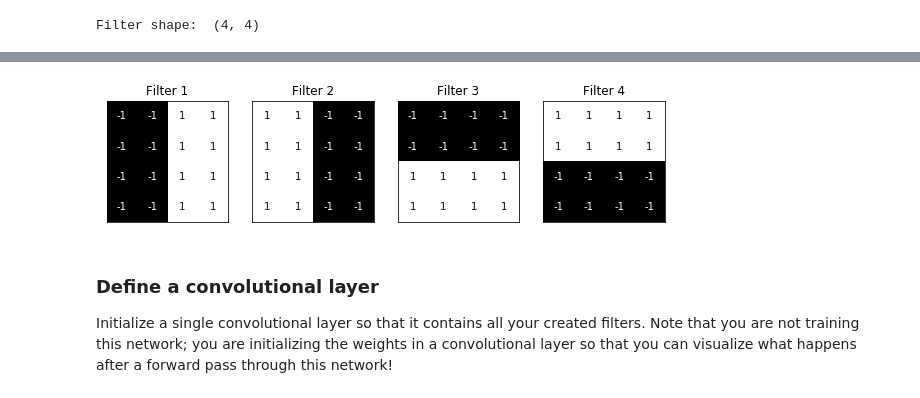
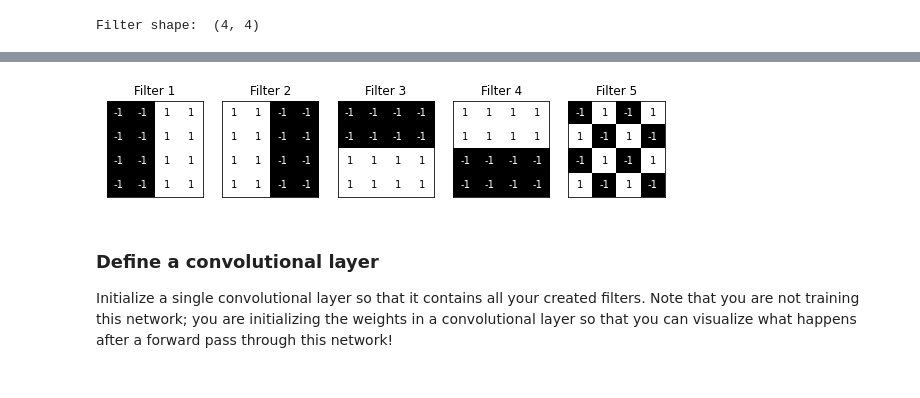
Before and after one commit to bc-jmoork/computer_vision, a Jupyter notebook: src/conv_layer_visualization.ipynb, the cells around one changed output, grey strips where cells are left out. Drawn from its saved outputs; the diff is of its cells as text; code cells hidden in the pictures.

```diff
--- a/src/conv_layer_visualization.ipynb
+++ b/src/conv_layer_visualization.ipynb
@@ -46,10 +46,12 @@ filter_1 = filter_vals
 filter_2 = -filter_1
 filter_3 = filter_1.T
 filter_4 = -filter_3
-filters = np.array([filter_1, filter_2, filter_3, filter_4])
+filter_5 = np.array([[-1, 1, -1, 1], [1, -1, 1, -1], [-1, 1, -1, 1], [1, -1, 1, -1]])
+filters = np.array([filter_1, filter_2, filter_3, filter_4, filter_5])
 
 # For an example, print out the values of filter 1
 print('Filter 1: \n', filter_1)
+print(filters)
 # %% [output]
 Filter 1:
  [[-1 -1  1  1]
@@ -59,21 +73,21 @@ Filter 1:
 # %%
 ### do not modify the code below this line ###
 
 # visualize all four filters
 fig = plt.figure(figsize=(10, 5))
-for i in range(4):
-    ax = fig.add_subplot(1, 4, i+1, xticks=[], yticks=[])
+for i in range(5):
+    ax = fig.add_subplot(1, 5, i+1, xticks=[], yticks=[])
     ax.imshow(filters[i], cmap='gray')
     ax.set_title('Filter %s' % str(i+1))
     width, height = filters[i].shape
     for x in range(width):
         for y in range(height):
             ax.annotate(str(filters[i][x][y]), xy=(y,x),
                         horizontalalignment='center',
                         verticalalignment='center',
                         color='white' if filters[i][x][y]<0 else 'black')
 # %% [output]
-[figure, old version]
+[figure, new version]
 # %% [markdown]
 ### Define a convolutional layer
 
```
Also changed, not shown: parts of 4 cells of this notebook, 1 other file.
